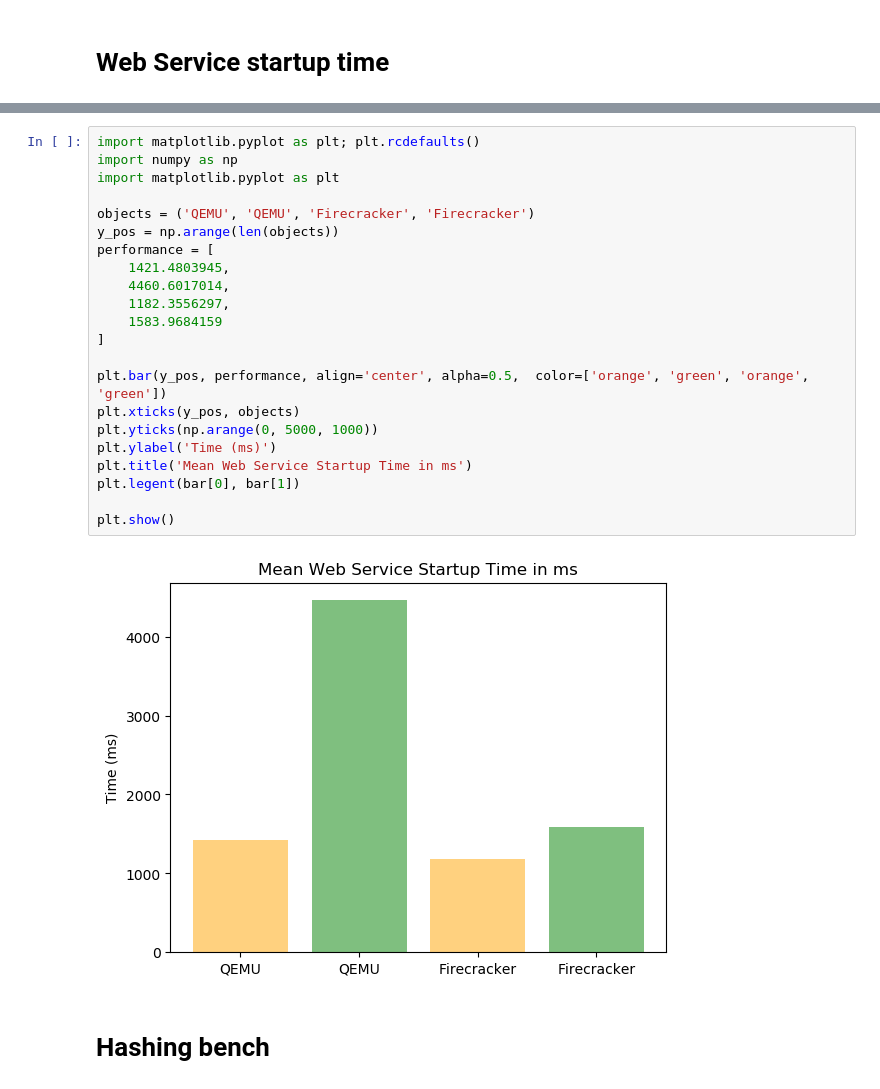
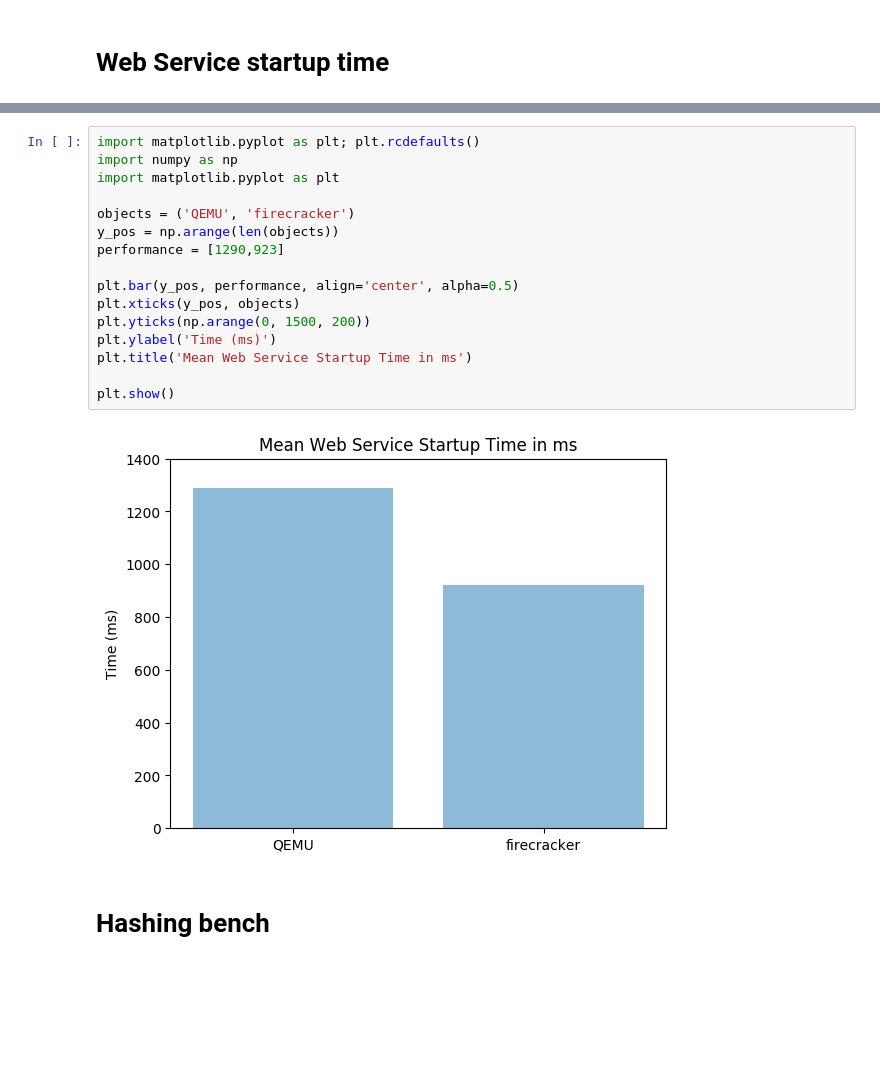
Before and after one commit to dreadl0ck/microbench, a Jupyter notebook: plots/plots.ipynb, the cells around one changed output, grey strips where cells are left out. Saved outputs shown, nothing was run; the diff lists cells and outputs as text; blank space fills up the shorter version.

Commit message:
added plots

```diff
--- a/plots/plots.ipynb
+++ b/plots/plots.ipynb
@@ -354,27 +290,21 @@ print(stats.mean(fc_multi))
 # %%
 import matplotlib.pyplot as plt; plt.rcdefaults()
 import numpy as np
 import matplotlib.pyplot as plt
 
-objects = ('QEMU', 'QEMU', 'Firecracker', 'Firecracker')
+objects = ('QEMU', 'firecracker')
 y_pos = np.arange(len(objects))
-performance = [
-    1421.4803945,
-    4460.6017014,
-    1182.3556297,
-    1583.9684159
-]
+performance = [1290,923]
 
-plt.bar(y_pos, performance, align='center', alpha=0.5,  color=['orange', 'green', 'orange', 'green'])
+plt.bar(y_pos, performance, align='center', alpha=0.5)
 plt.xticks(y_pos, objects)
-plt.yticks(np.arange(0, 5000, 1000))
+plt.yticks(np.arange(0, 1500, 200))
 plt.ylabel('Time (ms)')
 plt.title('Mean Web Service Startup Time in ms')
-plt.legent(bar[0], bar[1])
 
 plt.show()
 # %% [output]
-[figure, old version]
+[figure, new version]
 # %% [markdown]
 # Hashing bench
 # %%
```
Also changed, not shown: parts of 7 cells of this notebook, 9 other files.
